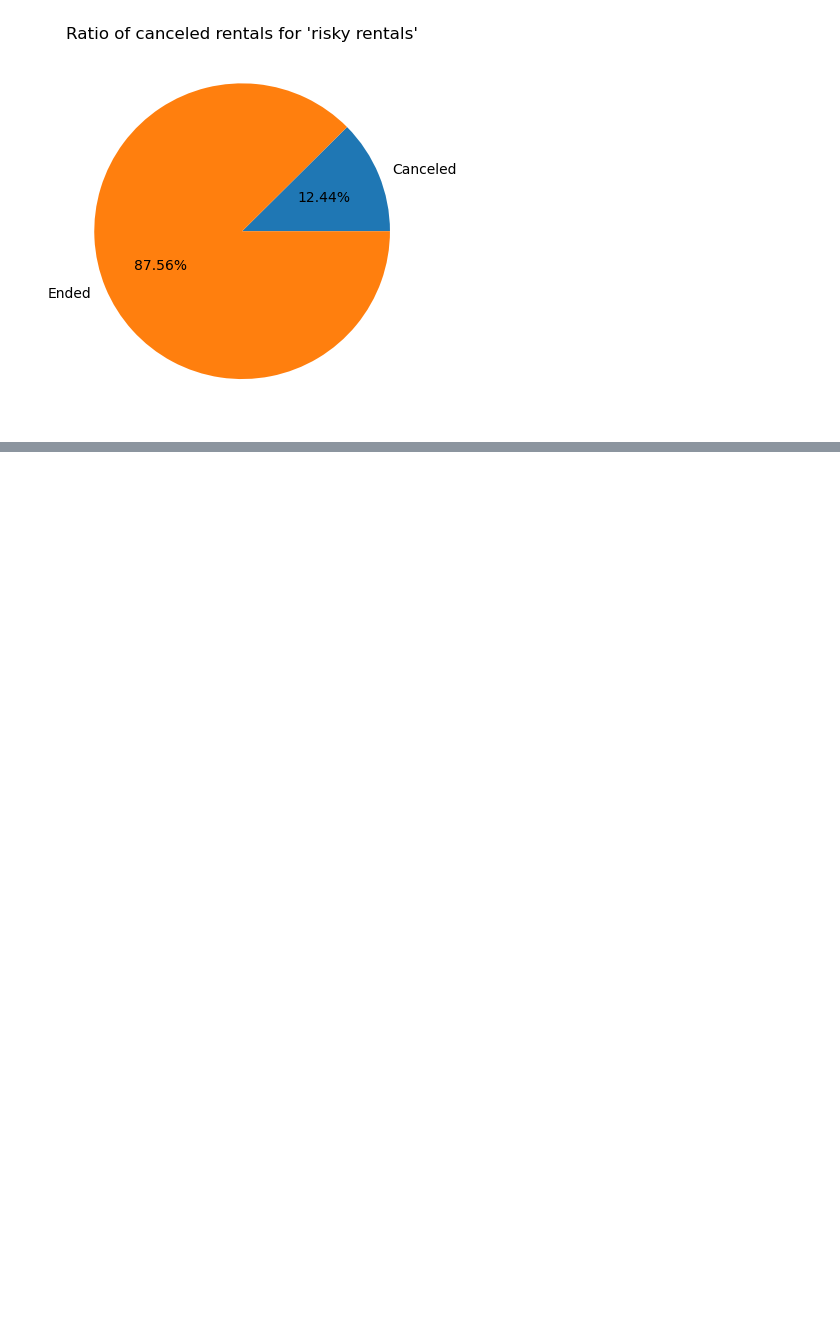
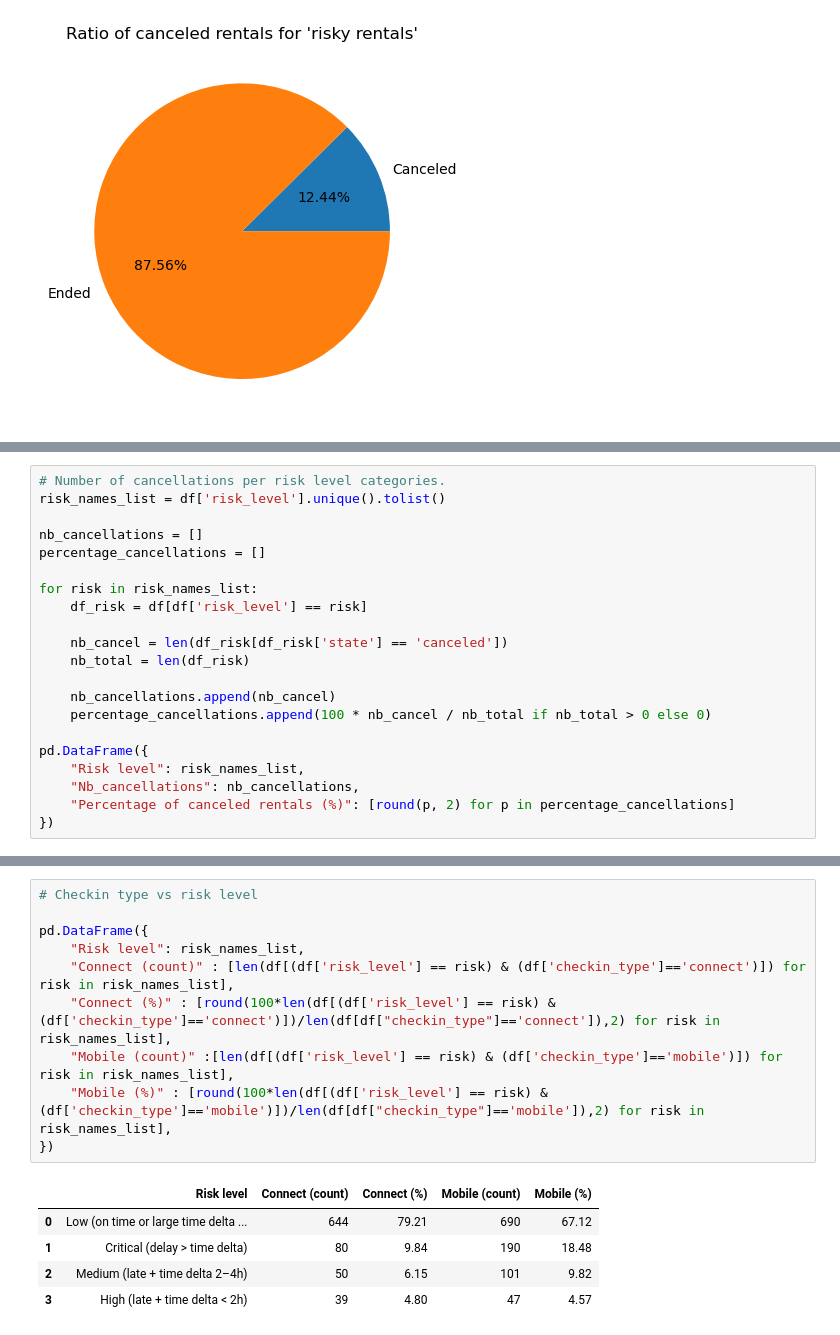
Before and after one commit to Mounia-Agronomist-Datascientist/Getaround_delay_analysis, a Jupyter notebook: NOTEBOOK/getaround_delay_analysis.ipynb, the cells around one changed output, grey strips where cells are left out. Saved outputs shown, nothing was run; the diff lists cells and outputs as text; blank space fills up the shorter version.

```diff
--- a/NOTEBOOK/getaround_delay_analysis.ipynb
+++ b/NOTEBOOK/getaround_delay_analysis.ipynb
@@ -534,0 +662,21 @@ One quarter of canceled risky rentals have a time delta with the previous rental
+# %%
+# Number of cancellations per risk level categories.
+risk_names_list = df['risk_level'].unique().tolist()
+
+nb_cancellations = []
+percentage_cancellations = []
+
+for risk in risk_names_list:
+    df_risk = df[df['risk_level'] == risk]
+
+    nb_cancel = len(df_risk[df_risk['state'] == 'canceled'])
+    nb_total = len(df_risk)
+
+    nb_cancellations.append(nb_cancel)
+    percentage_cancellations.append(100 * nb_cancel / nb_total if nb_total > 0 else 0)
+
+pd.DataFrame({
+    "Risk level": risk_names_list,
+    "Nb_cancellations": nb_cancellations,
+    "Percentage of canceled rentals (%)": [round(p, 2) for p in percentage_cancellations]
+})
@@ -534,0 +807,16 @@ One quarter of canceled risky rentals have a time delta with the previous rental
+# %%
+# Checkin type vs risk level
+
+pd.DataFrame({
+    "Risk level": risk_names_list,
+    "Connect (count)" : [len(df[(df['risk_level'] == risk) & (df['checkin_type']=='connect')]) for risk in risk_names_list],
+    "Connect (%)" : [round(100*len(df[(df['risk_level'] == risk) & (df['checkin_type']=='connect')])/len(df[df["checkin_type"]=='connect']),2) for risk in risk_names_list],
+    "Mobile (count)" :[len(df[(df['risk_level'] == risk) & (df['checkin_type']=='mobile')]) for risk in risk_names_list],
+    "Mobile (%)" : [round(100*len(df[(df['risk_level'] == risk) & (df['checkin_type']=='mobile')])/len(df[df["checkin_type"]=='mobile']),2) for risk in risk_names_list],
+})
+# %% [output]
+|  | Risk level | Connect (count) | Connect (%) | Mobile (count) | Mobile (%) |
+| 0 | Low (on time or large time delta ... | 644 | 79.21 | 690 | 67.12 |
+| 1 | Critical (delay > time delta) | 80 | 9.84 | 190 | 18.48 |
+| 2 | Medium (late + time delta 2–4h) | 50 | 6.15 | 101 | 9.82 |
+| 3 | High (late + time delta < 2h) | 39 | 4.80 | 47 | 4.57 |
```
Also changed, not shown: parts of 82 cells of this notebook.
